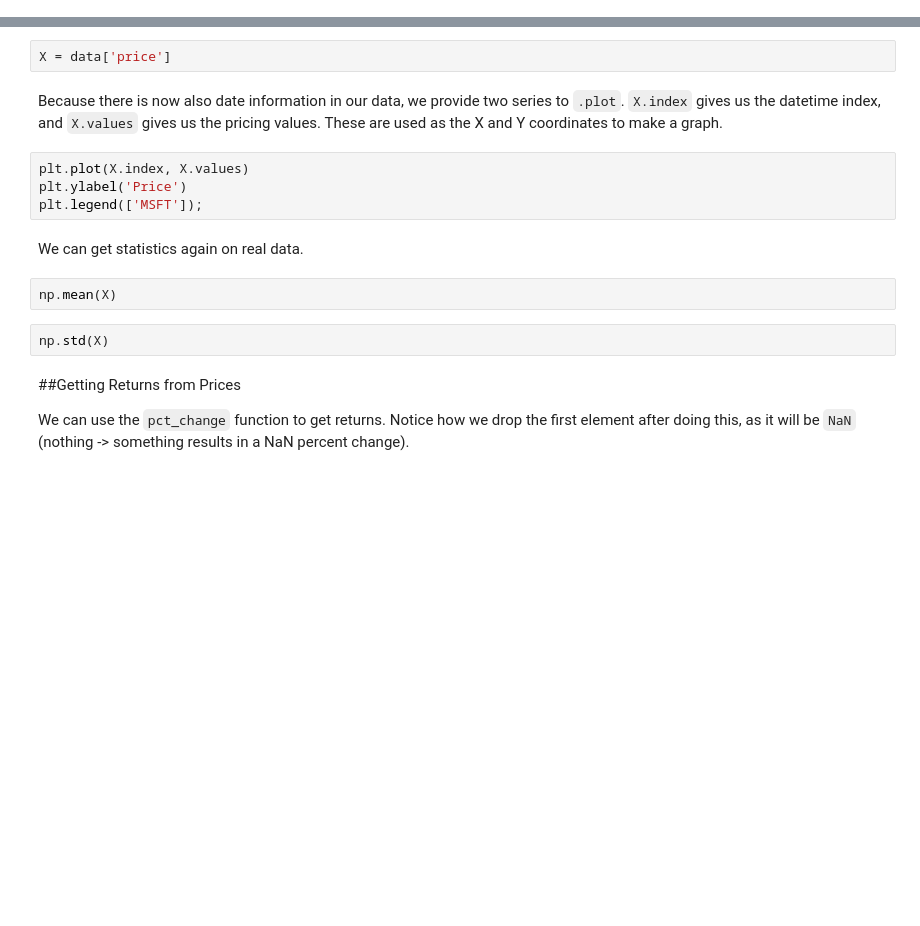
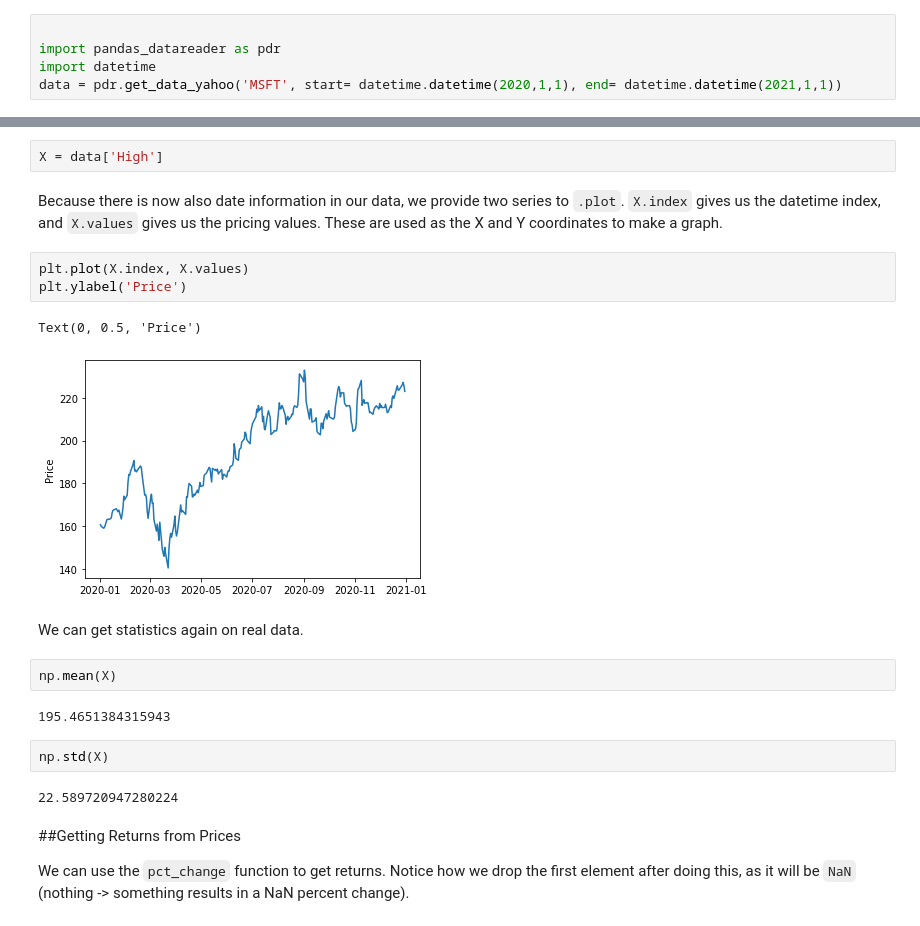
Before and after one commit to jpuentesg/MetNumUN2021I, a Jupyter notebook: Lab1/jpuentesglecture1.ipynb, the cells around one changed output, grey strips where cells are left out. Cells and saved outputs as stored; diff of their text form; blank space fills up the shorter version.

```diff
--- a/Lab1/jpuentesglecture1.ipynb
+++ b/Lab1/jpuentesglecture1.ipynb
@@ -198,3 +198,8 @@ la funcion 'get_pricing' ya no funciona por el cierre de quantopian
+# %%
+
+import pandas_datareader as pdr
+import datetime
+data = pdr.get_data_yahoo('MSFT', start= datetime.datetime(2020,1,1), end= datetime.datetime(2021,1,1))
 # %% [markdown]
 Our data is now a dataframe. You can see the datetime index and the colums with different pricing data.
 # %%
@@ -204,19 +224,25 @@ la cadena 'data' no esta definida
 # %% [markdown]
 This is a pandas dataframe, so we can index in to just get price like this. For more info on pandas, please [click here](http://pandas.pydata.org/pandas-docs/stable/10min.html).
 # %%
-X = data['price']
+X = data['High']
 # %% [markdown]
 Because there is now also date information in our data, we provide two series to `.plot`. `X.index` gives us the datetime index, and `X.values` gives us the pricing values. These are used as the X and Y coordinates to make a graph.
 # %%
 plt.plot(X.index, X.values)
 plt.ylabel('Price')
-plt.legend(['MSFT']);
+# %% [output]
+Text(0, 0.5, 'Price')
+[figure, added]
 # %% [markdown]
 We can get statistics again on real data.
 # %%
 np.mean(X)
+# %% [output]
+195.4651384315943
 # %%
 np.std(X)
+# %% [output]
+22.589720947280224
 # %% [markdown]
 ##Getting Returns from Prices
 
```
Also changed, not shown: parts of 10 cells of this notebook.
